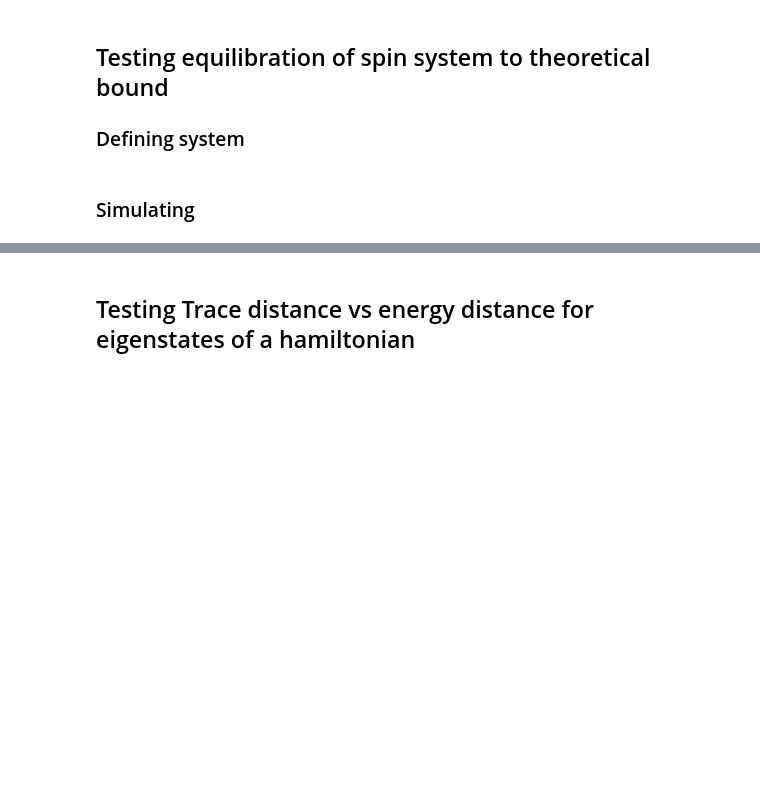
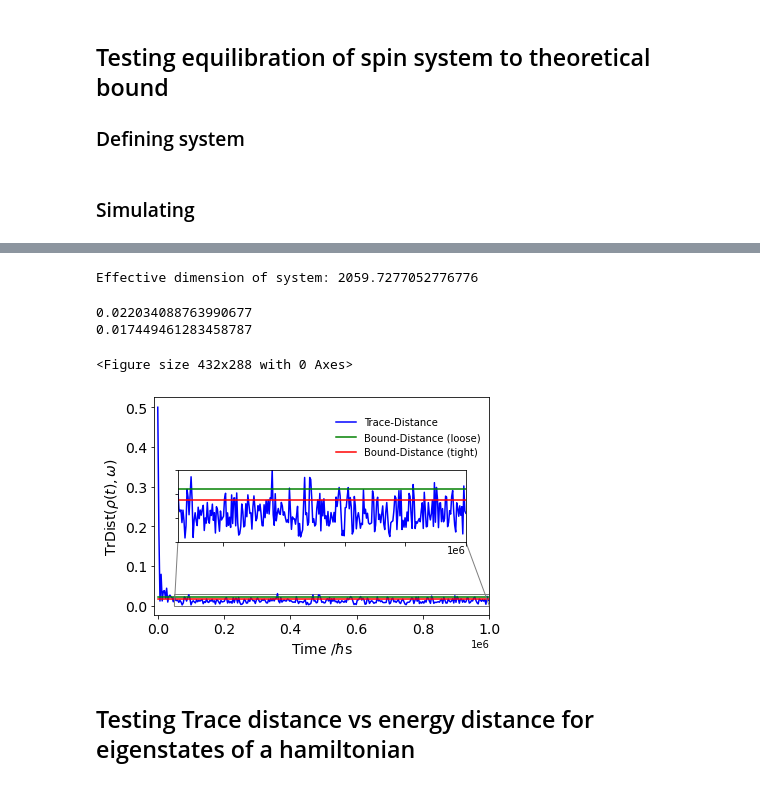
Before and after one commit to oliverimc/MSci-Project-Quantum-Thermalisation, a Jupyter notebook: MastersThermalisation.ipynb, the cells around one changed output, grey strips where cells are left out. Cells and saved outputs as stored; diff of their text form; code cells hidden in the pictures; blank space fills up the shorter version.

```diff
--- a/MastersThermalisation.ipynb
+++ b/MastersThermalisation.ipynb
@@ -54,7 +58,7 @@ perturbation: Qobj = random_herm_oper(H1ir.dims,n)
 perturbation = perturbation/perturbation.norm()
 epsilon = 0.1
 
-H1ir = H1i/H1i.norm()
+H1ir = H1ir/H1ir.norm()
 
 H1ir=H1ir+epsilon*perturbation
 H1ir = H1ir/H1ir.norm()
@@ -181,32 +206,50 @@ steps = 300
 energys,states = H2.eigenstates()
 
 times,trace_distances, bound_loose, bound_tight = equilibration_analyser_p(energys,states,initial_state,final_t,steps)
+# %% [output]
+Effective dimension of system: 2059.7277052776776
 # %%
 bound_line_loose = [bound_loose]*steps
 bound_line_tight = [bound_tight]*steps
 
 print(bound_loose)
 print(bound_tight)
 
 plt.clf()
 fig = plt.figure()
 ax = fig.add_subplot(1, 1, 1)
 ax.ticklabel_format(style='sci', axis='x', scilimits=(0,0))
 
 ax.plot(times, trace_distances, label="Trace-Distance",c='b')
 ax.plot(times, bound_line_loose, label="Bound-Distance (loose)",c="g")
 ax.plot(times, bound_line_tight, label="Bound-Distance (tight)",c="r")
+plt.legend(frameon=False, loc="upper right", bbox_to_anchor=(1, 0.95))
 
+ax_insert = inset_axes(ax, 4,1 , loc="center")
+ax_insert.plot(times,trace_distances,c="blue")
+ax_insert.plot(times,bound_line_loose,c="g")
+ax_insert.plot(times,bound_line_tight,c="r")
+x1, x2, y1, y2 = 0.05e6, 1e6, 0, 0.03 # specify the limits
+ax_insert.set_xlim(x1, x2) # apply the x-limits
+ax_insert.set_ylim(y1, y2) # apply the y-limits
+mark_inset(ax, ax_insert, loc1=3, loc2=4, fc="none", ec="0.5")
+plt.yticks(visible=False)
+plt.xticks(visible=False)
 
 ax.set_xlabel(r"Time /$\hbar$s",fontsize=14)
 ax.set_ylabel(r"TrDist($\rho(t),\omega$)",fontsize=14)
 ax.tick_params(axis='x', labelsize=14)
 ax.tick_params(axis='y', labelsize=14)
-ax.set_xlim([-1500,final_t])
-plt.legend(frameon=False, loc="upper right", bbox_to_anchor=(1, 0.95))
+ax.set_xlim([-10000,final_t])
+
 
 plt.savefig("H4EQ12S",dpi=400)
 plt.show()
+# %% [output]
+0.022034088763990677
+0.017449461283458787
+<Figure size 432x288 with 0 Axes>
+[figure, added]
 # %%
 final_t = 1e6
 steps = 300
```
Also changed, not shown: parts of 8 cells of this notebook, 1 other file.
